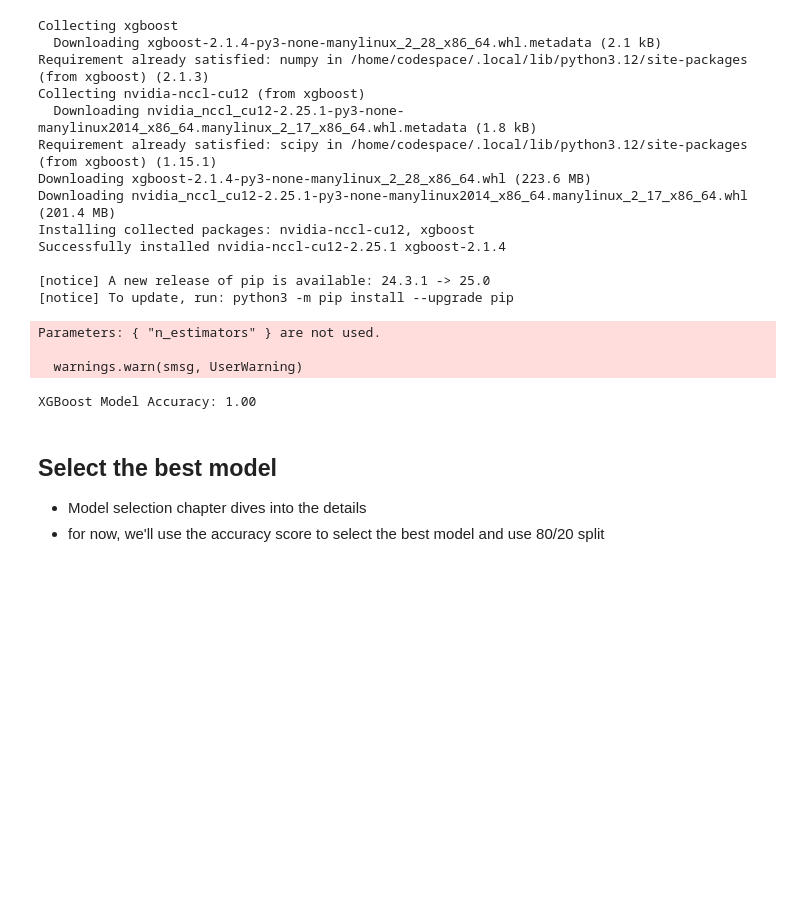
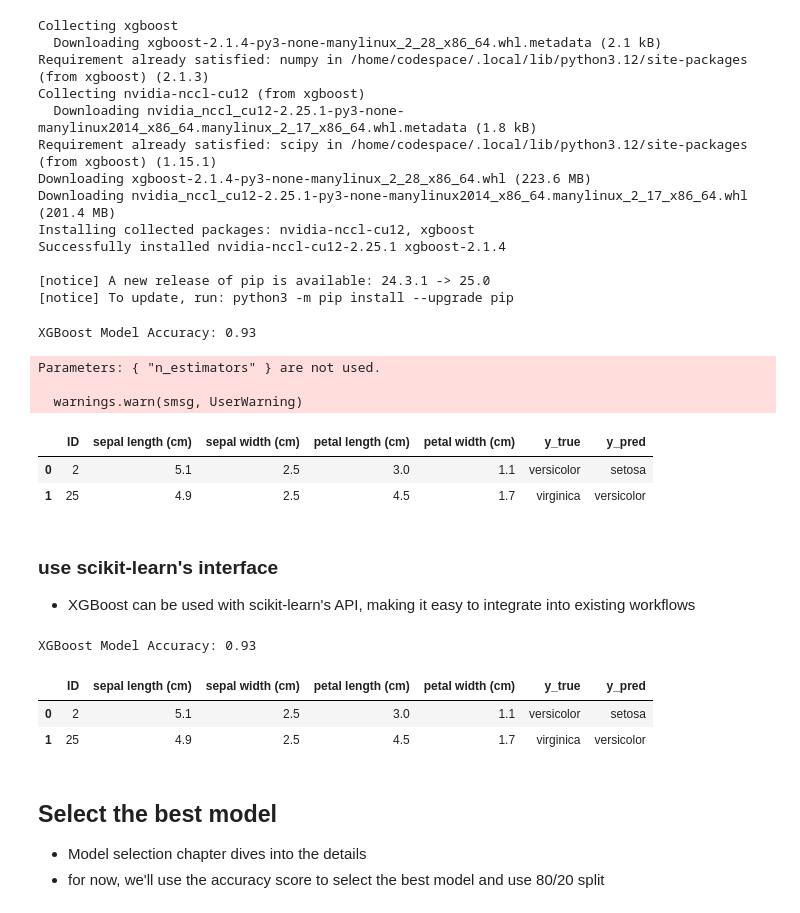
Before and after one commit to rambasnet/python-machine-learning, a Jupyter notebook: notebooks/Classification.ipynb, the cells around one changed output. Drawn from its saved outputs; the diff is of its cells as text; code cells hidden in the pictures; blank space fills up the shorter version.

Commit message:
update XGBoost

```diff
--- a/notebooks/Classification.ipynb
+++ b/notebooks/Classification.ipynb
@@ -394,11 +398,11 @@ def getMisClassifiedSamples(X_test, y_test, y_pred):
                    ],
                    axis=1)
     # convert target id and predicted id to string  dtype
-    mis_df['y_true'] = mis_df['y_true'].astype(str)
-    mis_df['y_pred'] = mis_df['y_pred'].astype(str)
+    #mis_df['y_true'] = mis_df['y_true'].astype(str)
+    #mis_df['y_pred'] = mis_df['y_pred'].astype(str)
     for i in range(3):
-        mis_df.loc[mis_df['y_true'] == str(i), 'y_true'] = iris.target_names[i]
-        mis_df.loc[mis_df['y_pred'] == str(i), 'y_pred'] = iris.target_names[i]
+        mis_df.loc[mis_df['y_true'] == i, 'y_true'] = iris.target_names[i]
+        mis_df.loc[mis_df['y_pred'] == i, 'y_pred'] = iris.target_names[i]
     return mis_df
 # %%
 # let's test the function
@@ -686,14 +694,6 @@ import xgboost as xgb
 from sklearn.datasets import load_iris
 from sklearn.model_selection import train_test_split
 from sklearn.metrics import accuracy_score
-
-# Load dataset
-iris = load_iris()
-X, y = iris.data, iris.target
-
-# Split data into training and testing sets
-X_train, X_test, y_train, y_test = train_test_split(
-    X, y, test_size=0.2, random_state=42)
 
 # Convert data into XGBoost DMatrix format (optimized for XGBoost)
 dtrain = xgb.DMatrix(X_train, label=y_train)
@@ -712,17 +712,45 @@ params = {
 # Train the model
 model = xgb.train(params, dtrain, num_boost_round=100)
 
-# Make predictions
+# Test model
 y_pred = model.predict(dtest)
 
 # Calculate accuracy
 accuracy = accuracy_score(y_test, y_pred)
 print(f'XGBoost Model Accuracy: {accuracy:.2f}')
 # %% [output]
-Parameters: { "n_estimators" } are not used.
-
-  warnings.warn(smsg, UserWarning)
+XGBoost Model Accuracy: 0.93
-XGBoost Model Accuracy: 1.00
+Parameters: { "n_estimators" } are not used.
+
+  warnings.warn(smsg, UserWarning)
+# %%
+# let's look at the misclassified samples
+getMisClassifiedSamples(X_test, y_test, y_pred)
+# %% [output]
+|  | ID | sepal length (cm) | sepal width (cm) | petal length (cm) | petal width (cm) | y_true | y_pred |
+| 0 | 2 | 5.1 | 2.5 | 3.0 | 1.1 | versicolor | setosa |
+| 1 | 25 | 4.9 | 2.5 | 4.5 | 1.7 | virginica | versicolor |
+# %% [markdown]
+### use scikit-learn's interface
+
+- XGBoost can be used with scikit-learn's API, making it easy to integrate into existing workflows
+# %%
+xgb_model = xgb.XGBClassifier() # use all default values
+xgb_model.fit(X_train, y_train)
+# test model
+y_pred = xgb_model.predict(X_test)
+# Calculate accuracy
+accuracy = accuracy_score(y_test, y_pred)
+print(f'XGBoost Model Accuracy: {accuracy:.2f}')
+# %% [output]
+XGBoost Model Accuracy: 0.93
+# %%
+# let's look at the misclassified samples
+getMisClassifiedSamples(X_test, y_test, y_pred)
+# %% [output]
+|  | ID | sepal length (cm) | sepal width (cm) | petal length (cm) | petal width (cm) | y_true | y_pred |
+| 0 | 2 | 5.1 | 2.5 | 3.0 | 1.1 | versicolor | setosa |
+| 1 | 25 | 4.9 | 2.5 | 4.5 | 1.7 | virginica | versicolor |
 # %% [markdown]
 ## Select the best model
 
```
Also changed, not shown: parts of 8 cells of this notebook.
